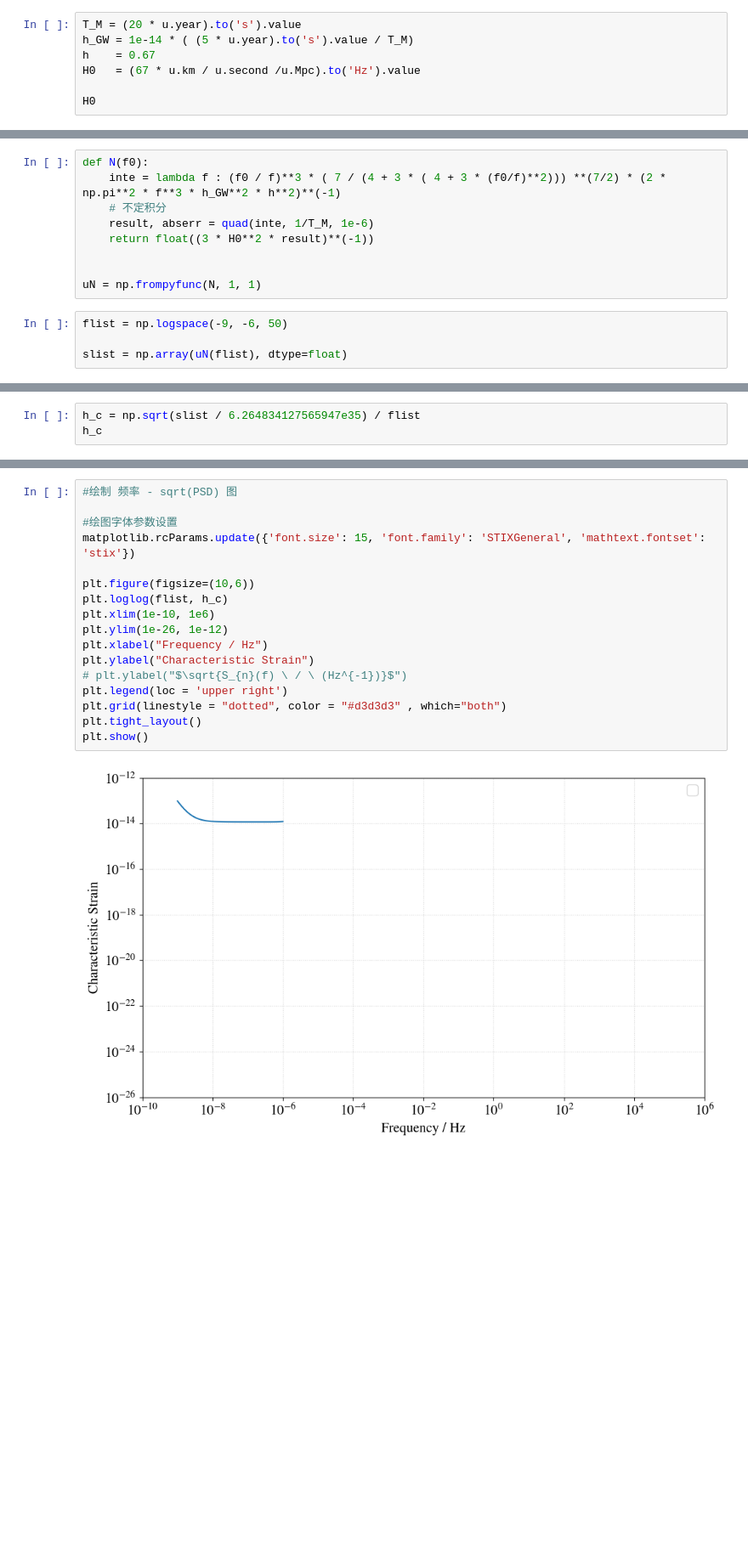
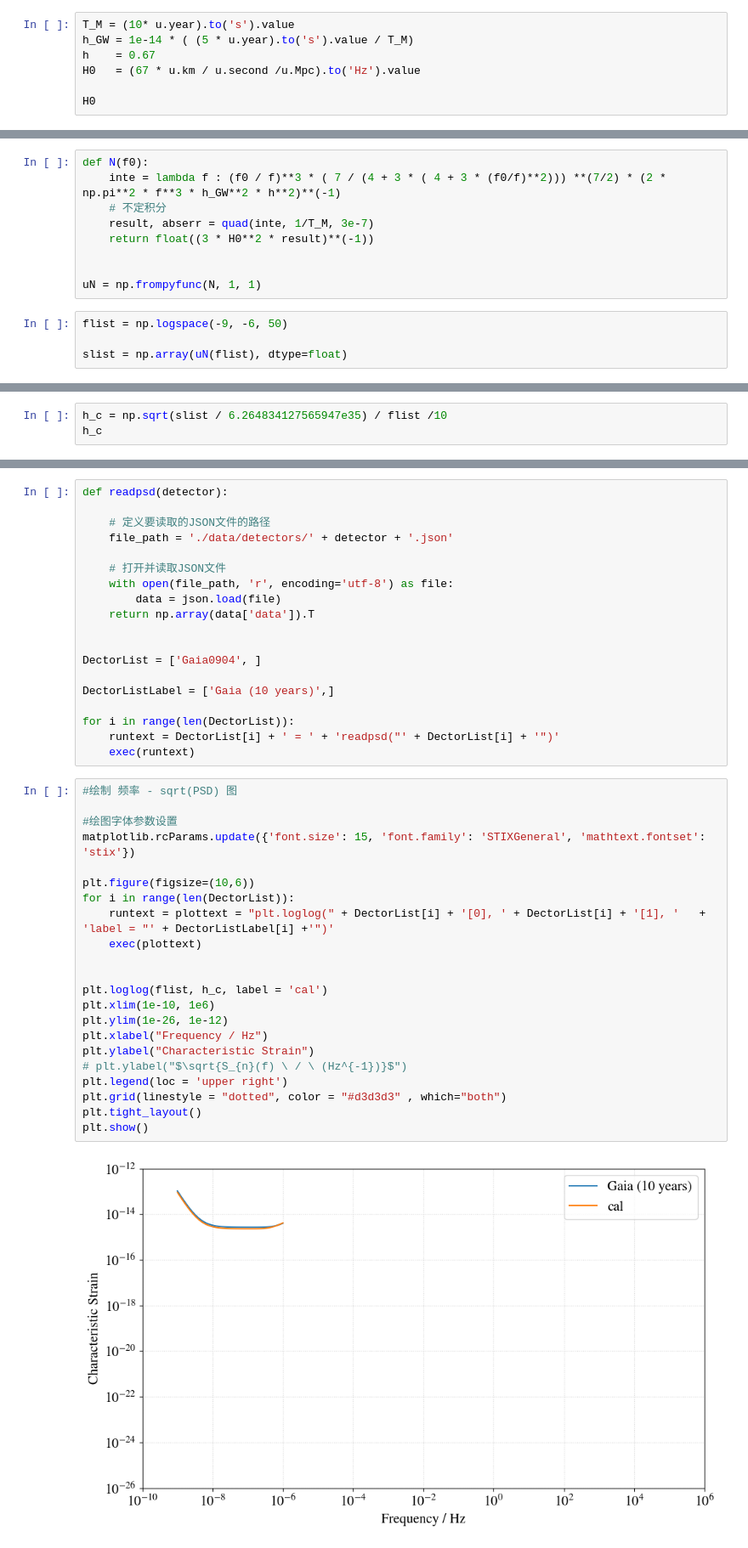
Before and after one commit to kelvin1020/GWplotter, a Jupyter notebook: Gaia.ipynb, the cells around one changed output, grey strips where cells are left out. Shown at 85% size. Saved outputs shown, nothing was run; the diff lists cells and outputs as text; blank space fills up the shorter version.

Commit message:
gaia 3,5,10 graph

```diff
--- a/Gaia.ipynb
+++ b/Gaia.ipynb
@@ -9,5 +10,5 @@ import matplotlib
 # %%
-T_M = (20 * u.year).to('s').value
+T_M = (10* u.year).to('s').value
 h_GW = 1e-14 * ( (5 * u.year).to('s').value / T_M)
 h    = 0.67
 H0   = (67 * u.km / u.second /u.Mpc).to('Hz').value
@@ -19,7 +20,7 @@ np.float64(2.1713221239277246e-18)
 def N(f0):
     inte = lambda f : (f0 / f)**3 * ( 7 / (4 + 3 * ( 4 + 3 * (f0/f)**2))) **(7/2) * (2 * np.pi**2 * f**3 * h_GW**2 * h**2)**(-1)
     # 不定积分
-    result, abserr = quad(inte, 1/T_M, 1e-6)
+    result, abserr = quad(inte, 1/T_M, 3e-7)
     return float((3 * H0**2 * result)**(-1))
 
 
@@ -49,4 +50,4 @@ plt.show()
 # %%
-h_c = np.sqrt(slist / 6.264834127565947e35) / flist
+h_c = np.sqrt(slist / 6.264834127565947e35) / flist /10
 h_c
 # %% [output]
@@ -66,22 +67,46 @@ array([9.66357592e-14, 7.30324725e-14, 5.61708654e-14, 4.40800241e-14,
+# %%
+def readpsd(detector):
+
+    # 定义要读取的JSON文件的路径
+    file_path = './data/detectors/' + detector + '.json'
+
+    # 打开并读取JSON文件
+    with open(file_path, 'r', encoding='utf-8') as file:
+        data = json.load(file)
+    return np.array(data['data']).T
+
+
+DectorList = ['Gaia0904', ]
+
+DectorListLabel = ['Gaia (10 years)',]
+
+for i in range(len(DectorList)):
+    runtext = DectorList[i] + ' = ' + 'readpsd("' + DectorList[i] + '")'
+    exec(runtext)
 # %%
 #绘制 频率 - sqrt(PSD) 图
 
 #绘图字体参数设置
 matplotlib.rcParams.update({'font.size': 15, 'font.family': 'STIXGeneral', 'mathtext.fontset': 'stix'})
 
 plt.figure(figsize=(10,6))
-plt.loglog(flist, h_c)
+for i in range(len(DectorList)):
+    runtext = plottext = "plt.loglog(" + DectorList[i] + '[0], ' + DectorList[i] + '[1], '   + 'label = "' + DectorListLabel[i] +'")'
+    exec(plottext)
+
+
+plt.loglog(flist, h_c, label = 'cal')
 plt.xlim(1e-10, 1e6)
 plt.ylim(1e-26, 1e-12)
 plt.xlabel("Frequency / Hz")
 plt.ylabel("Characteristic Strain")
 # plt.ylabel("$\sqrt{S_{n}(f) \ / \ (Hz^{-1})}$")
 plt.legend(loc = 'upper right')
 plt.grid(linestyle = "dotted", color = "#d3d3d3" , which="both")
 plt.tight_layout()
 plt.show()
 # %% [output]
-[figure, old version]
+[figure, new version]
 # %%
 data2 = np.vstack([flist, h_c]).T
 
```
Also changed, not shown: parts of 6 cells of this notebook, 8 other files.
